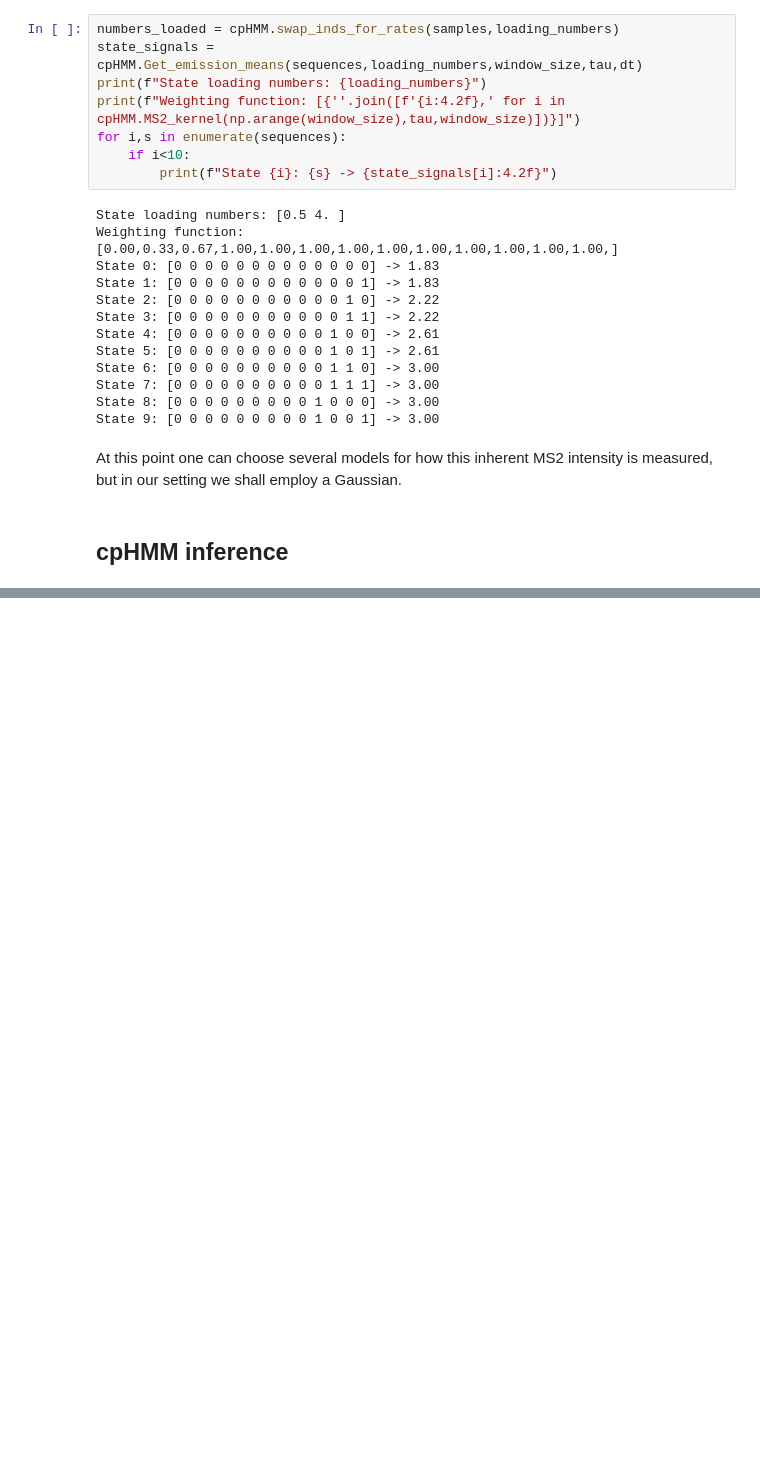
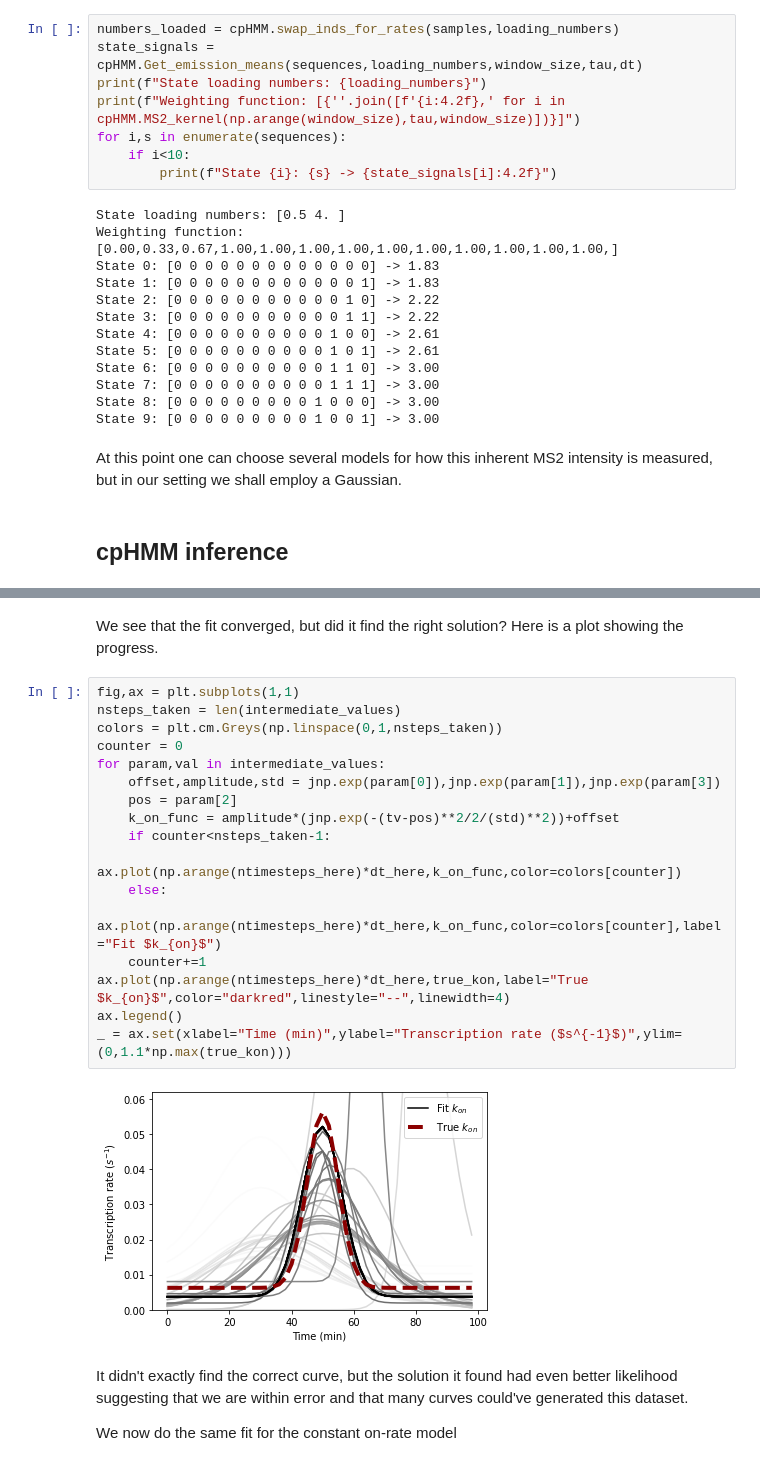
Before and after one commit to henrik-dahl-pinholt/EPlink, a Jupyter notebook: docs/Notebooks/Background_MS2_cpHMM.ipynb, the cells around one changed output, grey strips where cells are left out. Cells and saved outputs as stored; diff of their text form; blank space fills up the shorter version.

```diff
--- a/docs/Notebooks/Background_MS2_cpHMM.ipynb
+++ b/docs/Notebooks/Background_MS2_cpHMM.ipynb
@@ -305,0 +412,25 @@ At this point one can choose several models for how this inherent MS2 intensity
+# %% [markdown]
+We see that the fit converged, but did it find the right solution? Here is a plot showing the progress.
+# %%
+fig,ax = plt.subplots(1,1)
+nsteps_taken = len(intermediate_values)
+colors = plt.cm.Greys(np.linspace(0,1,nsteps_taken))
+counter = 0
+for param,val in intermediate_values:
+    offset,amplitude,std = jnp.exp(param[0]),jnp.exp(param[1]),jnp.exp(param[3])
+    pos = param[2]
+    k_on_func = amplitude*(jnp.exp(-(tv-pos)**2/2/(std)**2))+offset
+    if counter<nsteps_taken-1:
+        ax.plot(np.arange(ntimesteps_here)*dt_here,k_on_func,color=colors[counter])
+    else:
+        ax.plot(np.arange(ntimesteps_here)*dt_here,k_on_func,color=colors[counter],label="Fit $k_{on}$")
+    counter+=1
+ax.plot(np.arange(ntimesteps_here)*dt_here,true_kon,label="True $k_{on}$",color="darkred",linestyle="--",linewidth=4)
+ax.legend()
+_ = ax.set(xlabel="Time (min)",ylabel="Transcription rate ($s^{-1}$)",ylim=(0,1.1*np.max(true_kon)))
+# %% [output]
+[figure, added]
+# %% [markdown]
+It didn't exactly find the correct curve, but the solution it found had even better likelihood suggesting that we are within error and that many curves could've generated this dataset.
+
+We now do the same fit for the constant on-rate model
```
Also changed, not shown: parts of 21 cells of this notebook, 2 other files.
